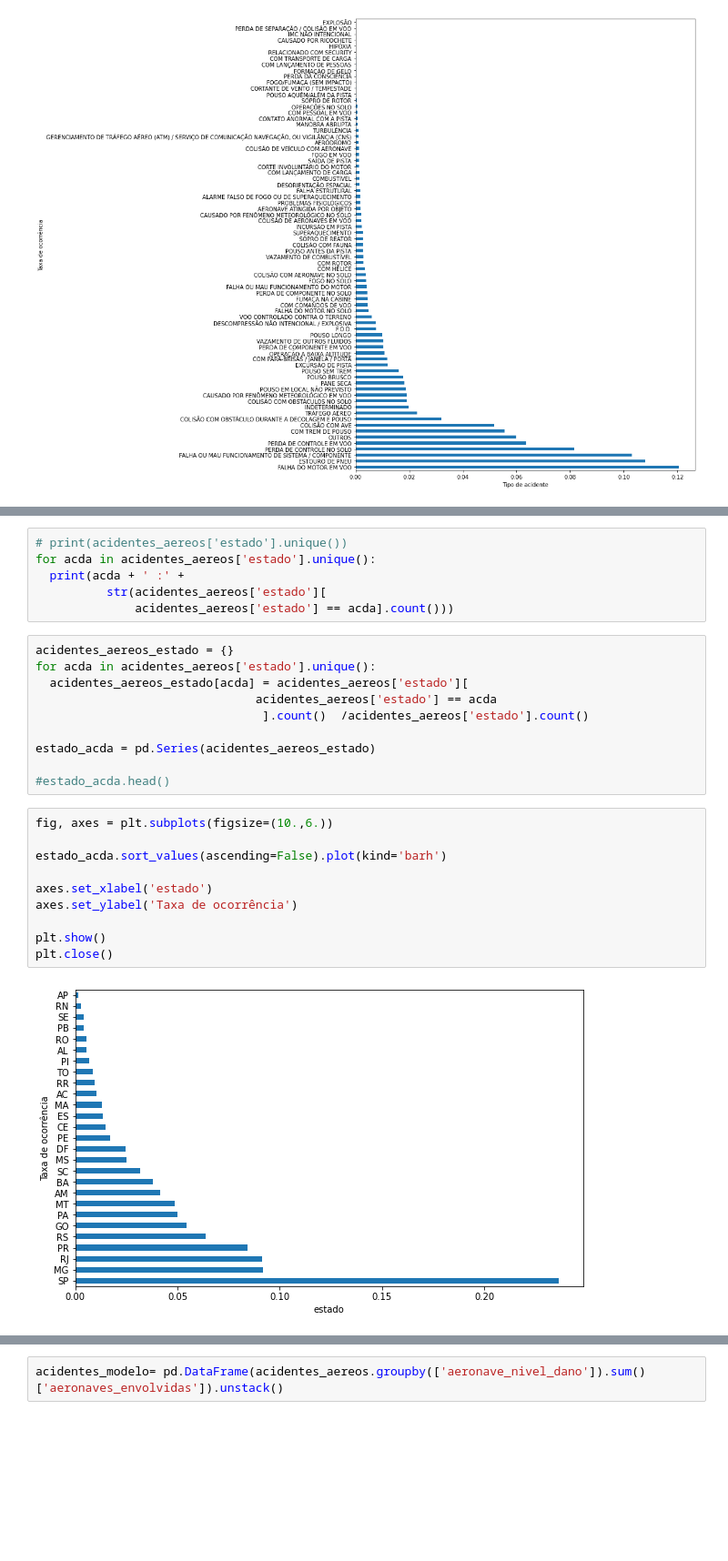
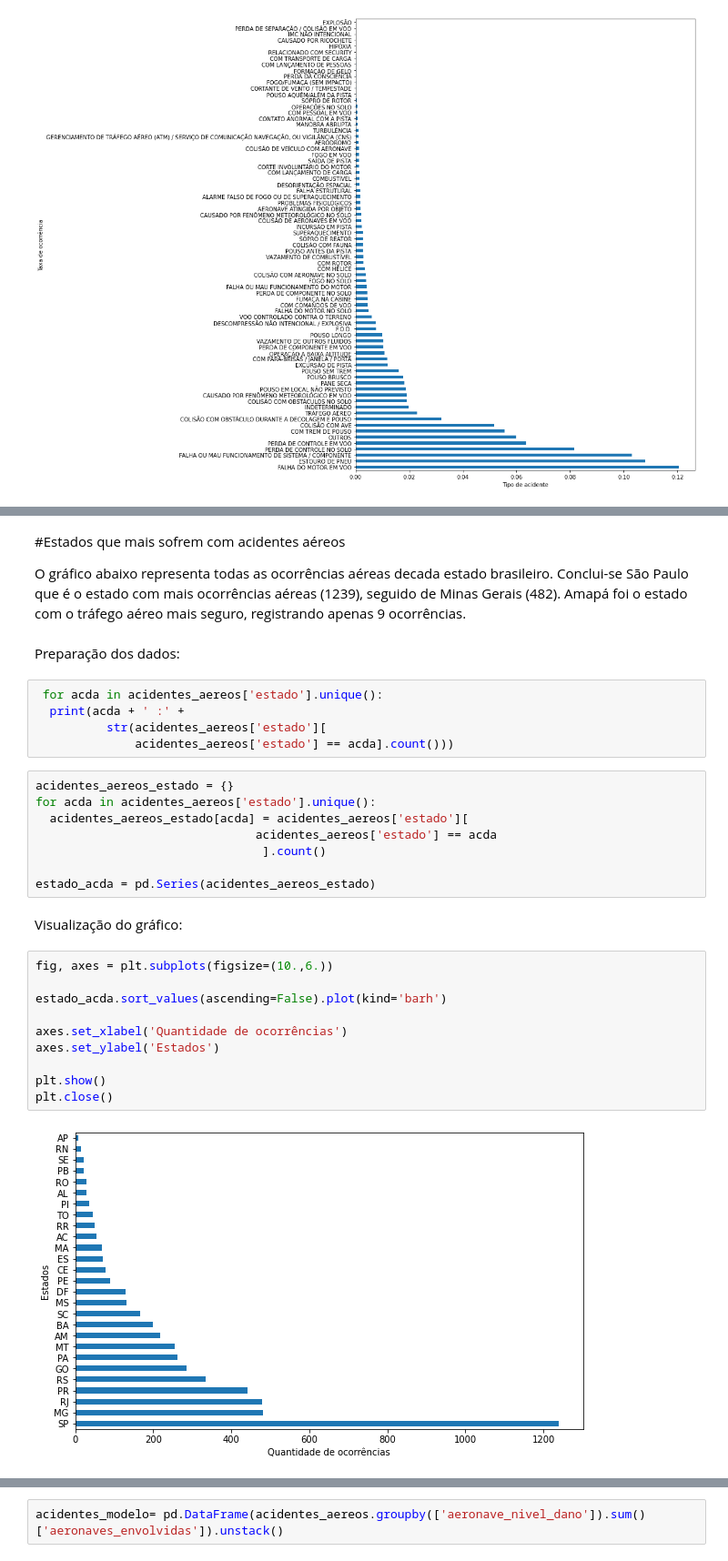
Before and after one commit to diogo-agb/analise-dados-acidentes-aereos, a Jupyter notebook: projeto-analise-dados.ipynb, the cells around one changed output, grey strips where cells are left out. Shown at 91% size. Cells and saved outputs as stored; diff of their text form; blank space fills up the shorter version.

```diff
--- a/projeto-analise-dados.ipynb
+++ b/projeto-analise-dados.ipynb
@@ -149,6 +163,11 @@ Analisando o gráfico, chegamos a uma conclusão de que, de todos os tipos de ac
+# %% [markdown]
+#Estados que mais sofrem com acidentes aéreos
+
+O gráfico abaixo representa todas as ocorrências aéreas decada estado brasileiro. Conclui-se São Paulo que é o estado com mais ocorrências aéreas (1239), seguido de Minas Gerais (482). Amapá foi o estado com o tráfego aéreo mais seguro, registrando apenas 9 ocorrências.
+# %% [markdown]
+Preparação dos dados:
 # %%
-# print(acidentes_aereos['estado'].unique())
-for acda in acidentes_aereos['estado'].unique():
+ for acda in acidentes_aereos['estado'].unique():
   print(acda + ' :' +
           str(acidentes_aereos['estado'][
               acidentes_aereos['estado'] == acda].count()))
@@ -157,20 +176,20 @@ acidentes_aereos_estado = {}
 for acda in acidentes_aereos['estado'].unique():
   acidentes_aereos_estado[acda] = acidentes_aereos['estado'][
                                acidentes_aereos['estado'] == acda
-                                ].count()  /acidentes_aereos['estado'].count()
+                                ].count()
 
 estado_acda = pd.Series(acidentes_aereos_estado)
-
-#estado_acda.head()
+# %% [markdown]
+Visualização do gráfico:
 # %%
 fig, axes = plt.subplots(figsize=(10.,6.))
 
 estado_acda.sort_values(ascending=False).plot(kind='barh')
 
-axes.set_xlabel('estado')
-axes.set_ylabel('Taxa de ocorrência')
+axes.set_xlabel('Quantidade de ocorrências')
+axes.set_ylabel('Estados')
 
 plt.show()
 plt.close()
 # %% [output]
-[figure, old version]
+[figure, new version]
```
Also changed, not shown: parts of 114 cells of this notebook.
